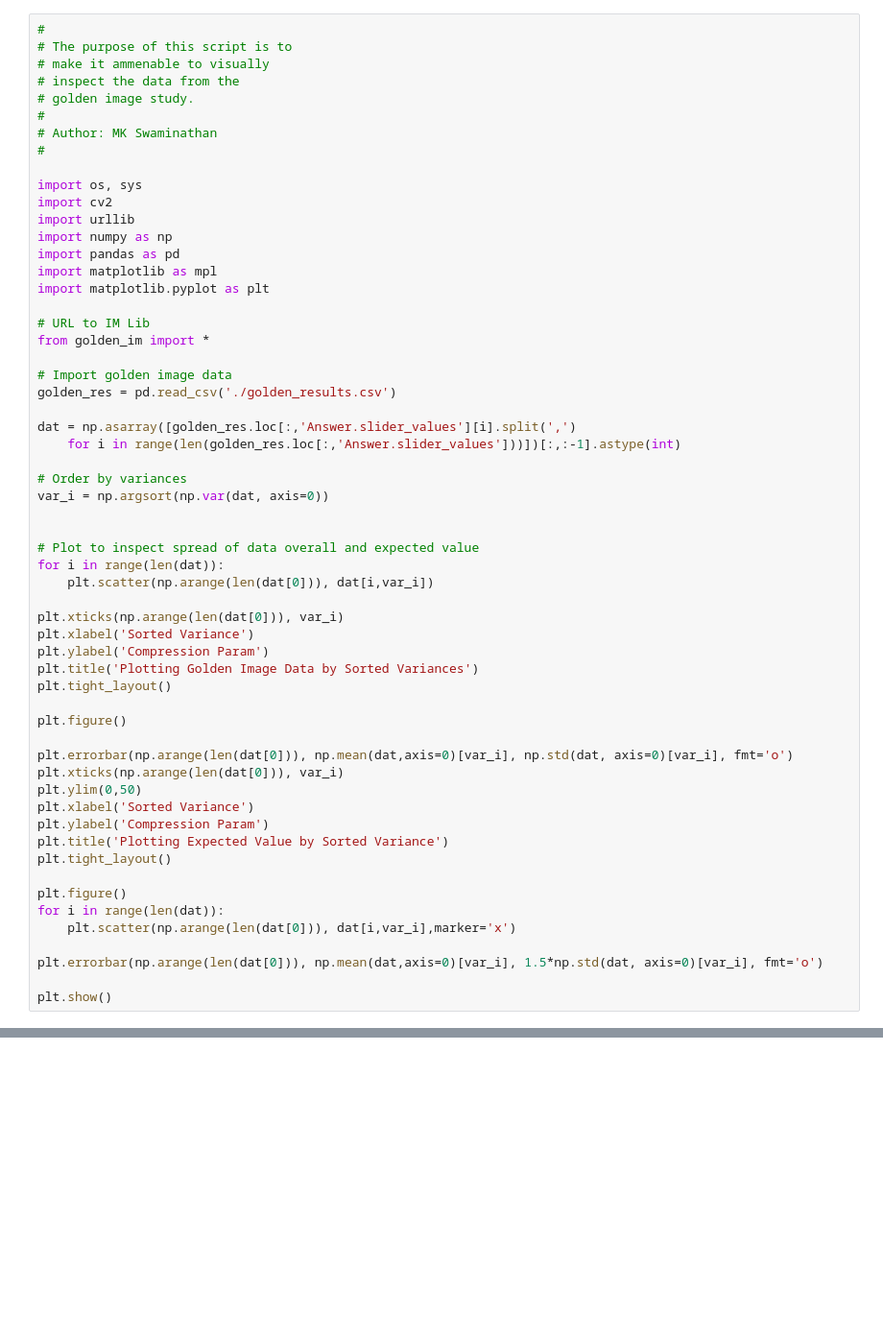
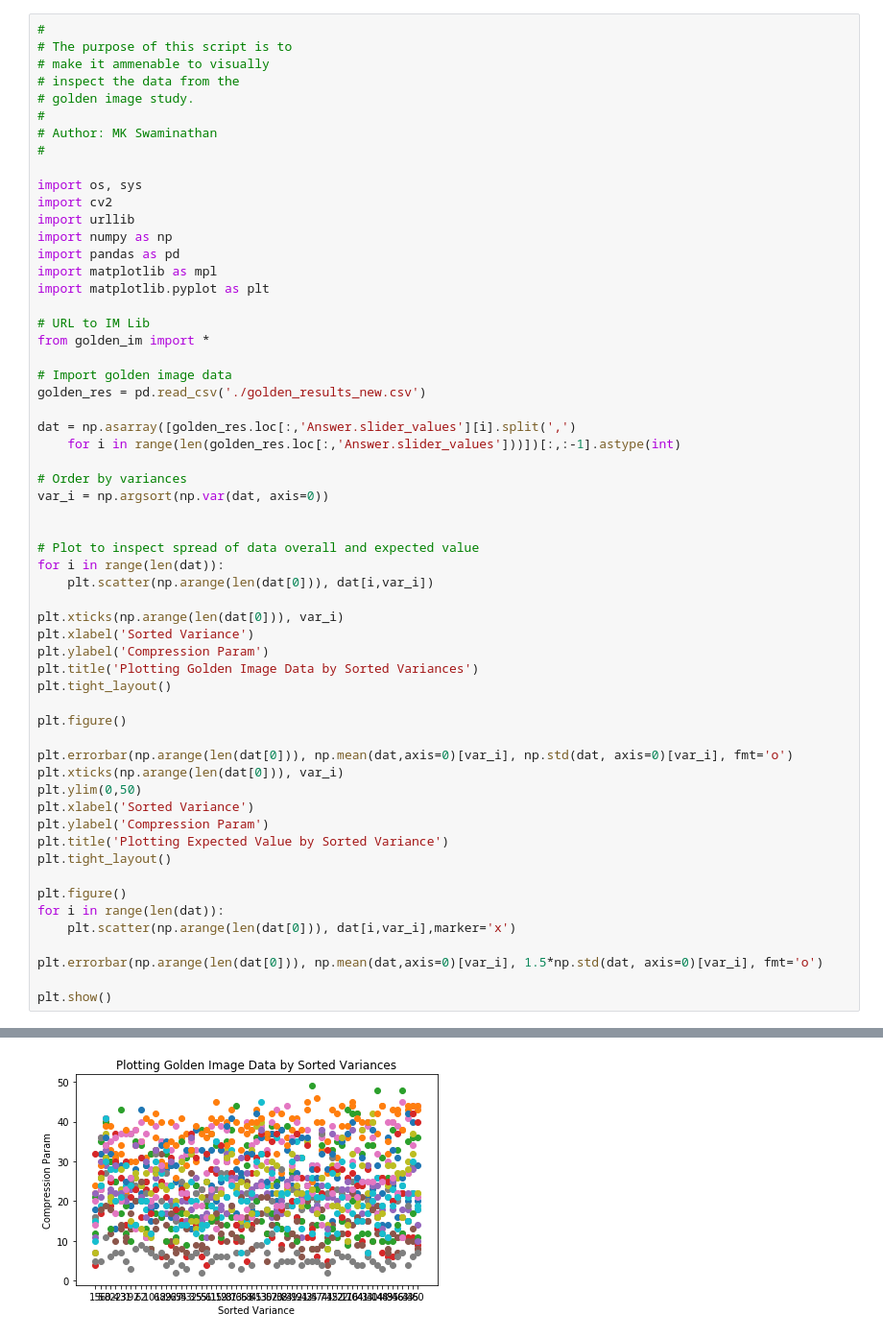
Before and after one commit to akashukla/MTurk_Bovik, a Jupyter notebook: Model/golden/Visualization.ipynb, the cells around one changed output, grey strips where cells are left out. Shown: that part at 96% size. Saved outputs shown, nothing was run; the diff lists cells and outputs as text; blank space fills up the shorter version.

```diff
--- a/Model/golden/Visualization.ipynb
+++ b/Model/golden/Visualization.ipynb
@@ -20,7 +20,7 @@ import matplotlib.pyplot as plt
 from golden_im import *
 
 # Import golden image data
-golden_res = pd.read_csv('./golden_results.csv')
+golden_res = pd.read_csv('./golden_results_new.csv')
 
 dat = np.asarray([golden_res.loc[:,'Answer.slider_values'][i].split(',')
     for i in range(len(golden_res.loc[:,'Answer.slider_values']))])[:,:-1].astype(int)
@@ -60,0 +60 @@ ModuleNotFoundError: No module named 'cv2'
+[figure, added]
```
Also changed, not shown: parts of 3 cells of this notebook.
